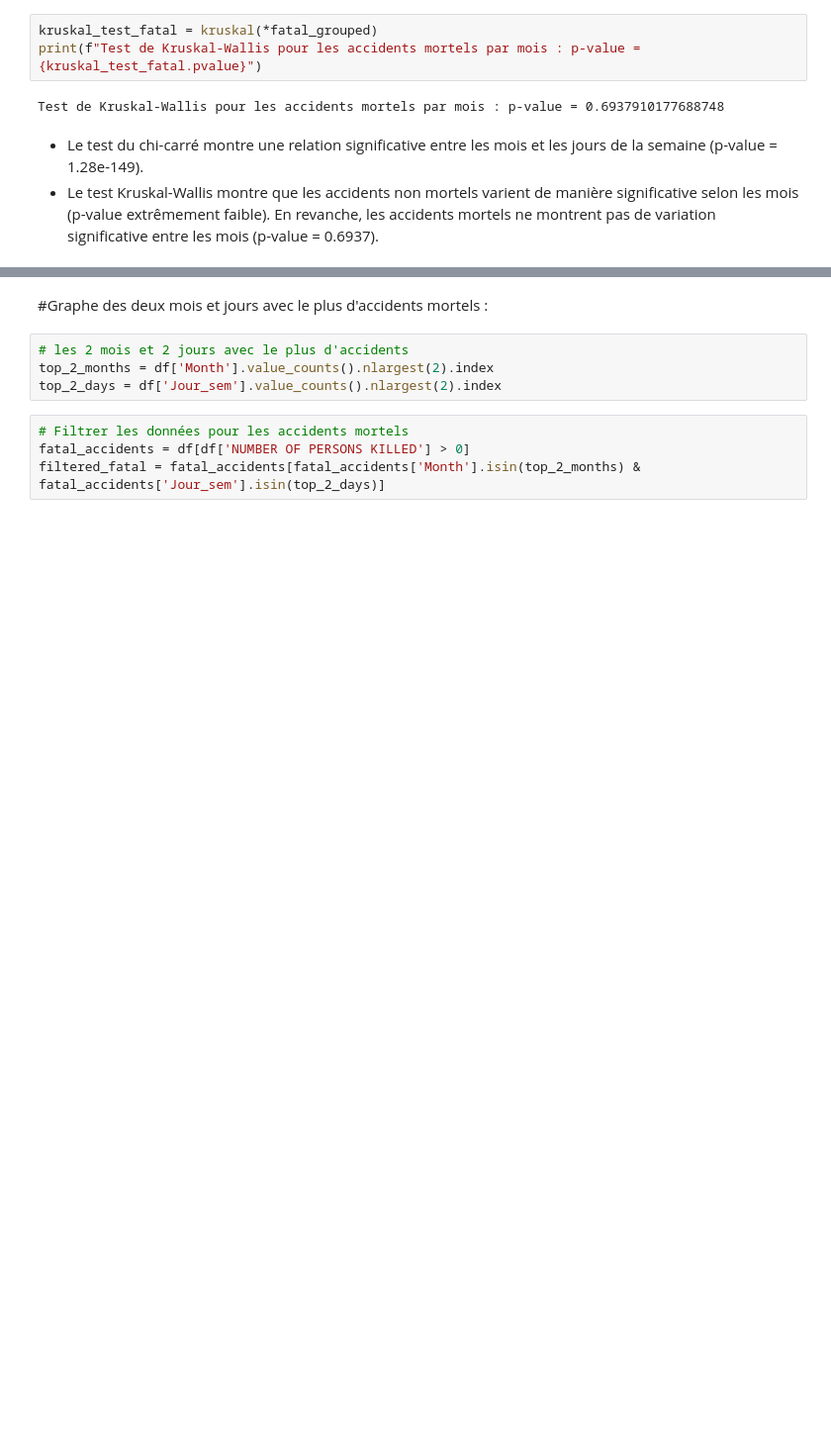
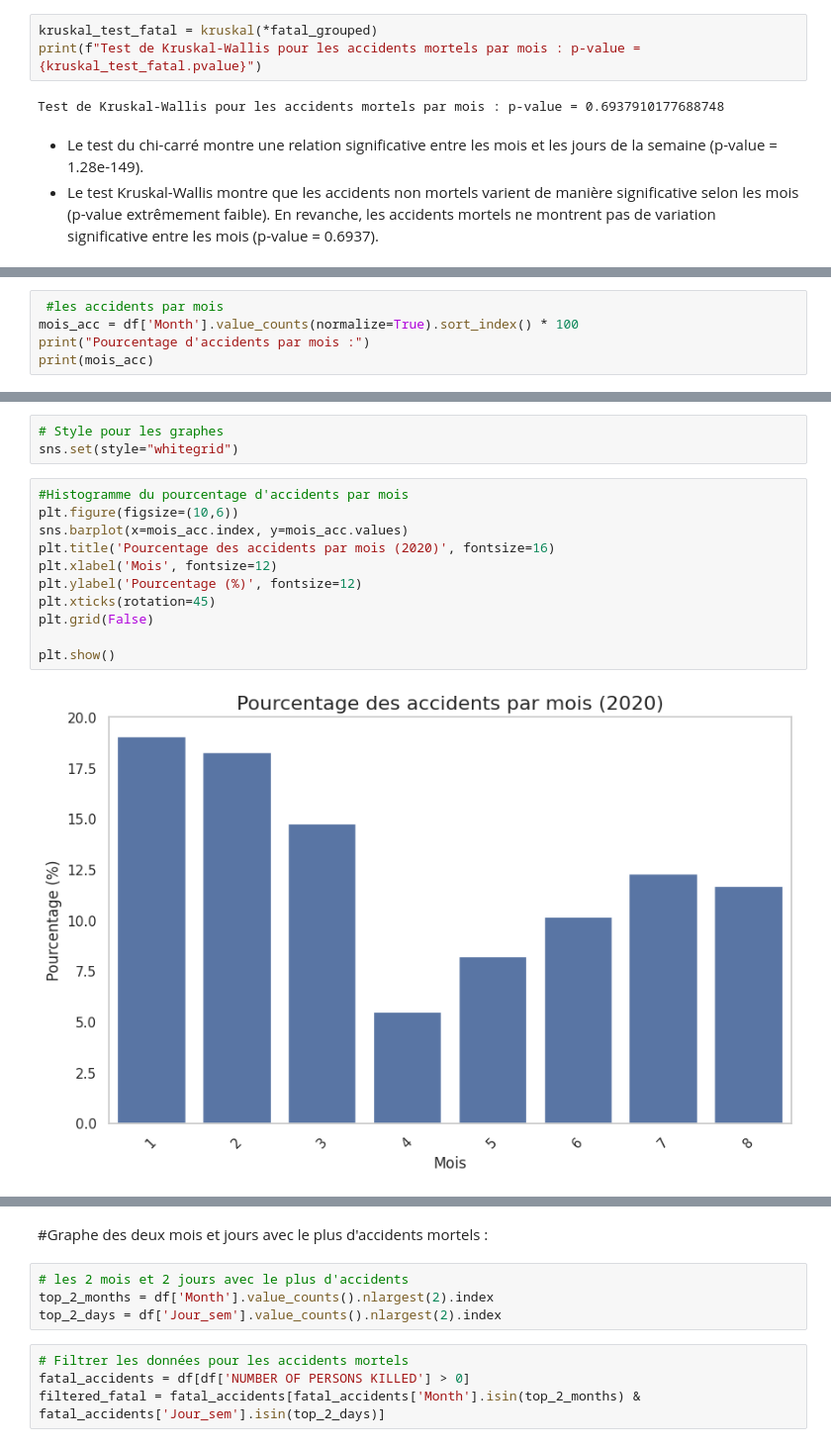
Before and after one commit to RoseySambala/Data-Analytics-Projects, a Jupyter notebook: NYC_Accidents_2020.ipynb, the cells around one changed output, grey strips where cells are left out. Shown at 99% size. Cells and saved outputs as stored; diff of their text form; blank space fills up the shorter version.

```diff
--- a/NYC_Accidents_2020.ipynb
+++ b/NYC_Accidents_2020.ipynb
@@ -372,0 +375,5 @@ Test de Kruskal-Wallis pour les accidents mortels par mois : p-value = 0.6937910
+# %%
+ #les accidents par mois
+mois_acc = df['Month'].value_counts(normalize=True).sort_index() * 100
+print("Pourcentage d'accidents par mois :")
+print(mois_acc)
@@ -372,0 +392,16 @@ Test de Kruskal-Wallis pour les accidents mortels par mois : p-value = 0.6937910
+# %%
+# Style pour les graphes
+sns.set(style="whitegrid")
+# %%
+#Histogramme du pourcentage d'accidents par mois
+plt.figure(figsize=(10,6))
+sns.barplot(x=mois_acc.index, y=mois_acc.values)
+plt.title('Pourcentage des accidents par mois (2020)', fontsize=16)
+plt.xlabel('Mois', fontsize=12)
+plt.ylabel('Pourcentage (%)', fontsize=12)
+plt.xticks(rotation=45)
+plt.grid(False)
+
+plt.show()
+# %% [output]
+[figure, added]
```
Also changed, not shown: parts of 9 cells of this notebook.
